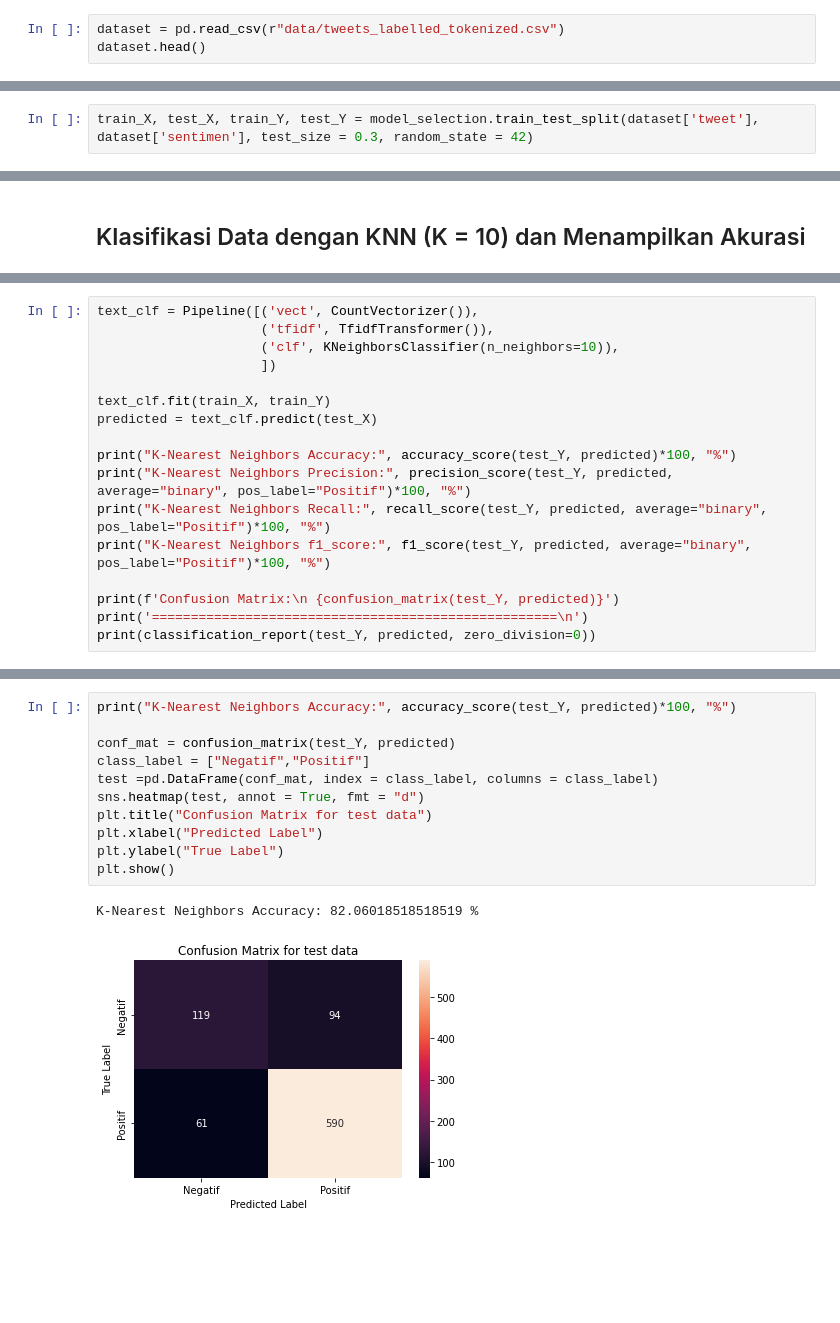
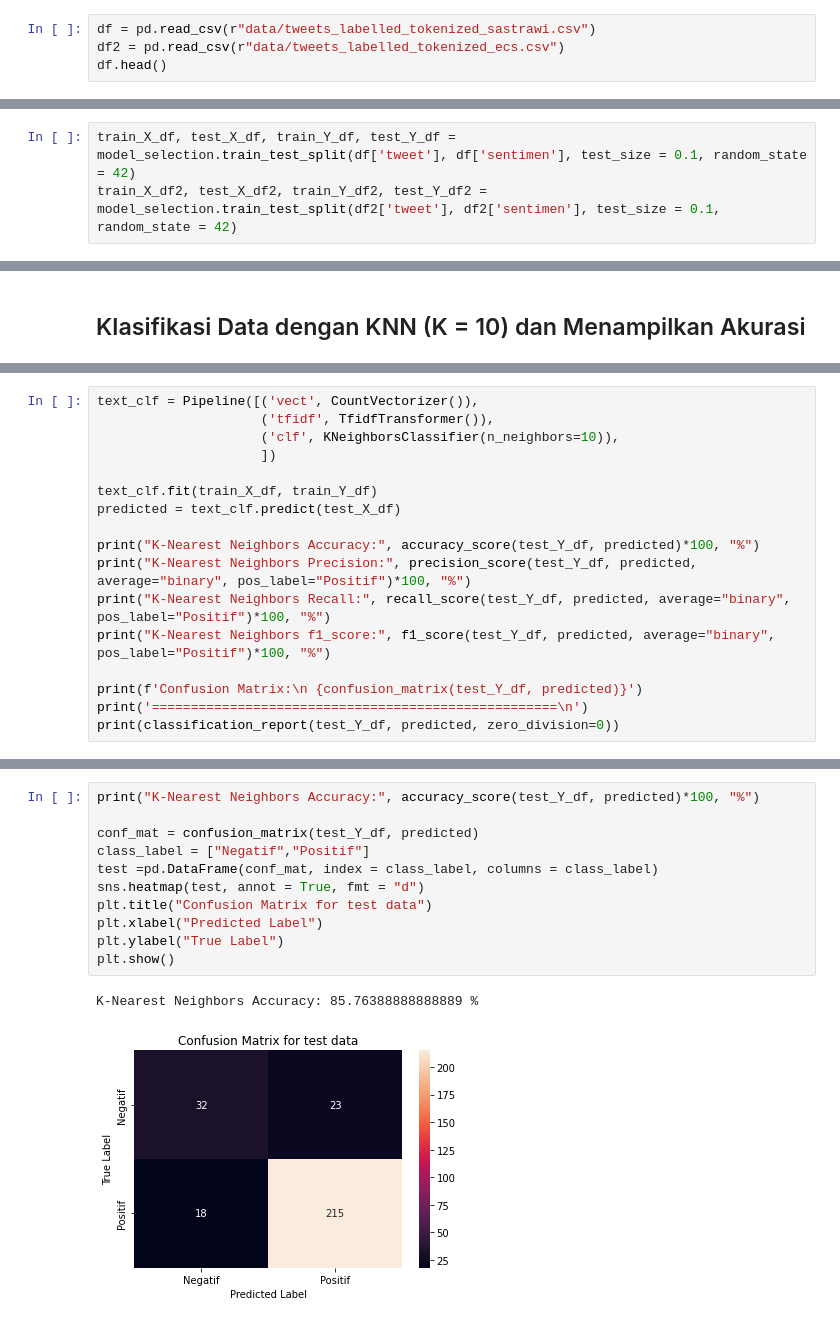
Before and after one commit to ANZ007/Twitter-Data-Analisis, a Jupyter notebook: KNN-Analisis.ipynb, the cells around one changed output, grey strips where cells are left out. Saved outputs shown, nothing was run; the diff lists cells and outputs as text; blank space fills up the shorter version.

```diff
--- a/KNN-Analisis.ipynb
+++ b/KNN-Analisis.ipynb
@@ -18,8 +18,9 @@ from sklearn.metrics import confusion_matrix
 import seaborn as sns
 import matplotlib.pyplot as plt
 # %%
-dataset = pd.read_csv(r"data/tweets_labelled_tokenized.csv")
-dataset.head()
+df = pd.read_csv(r"data/tweets_labelled_tokenized_sastrawi.csv")
+df2 = pd.read_csv(r"data/tweets_labelled_tokenized_ecs.csv")
+df.head()
 # %% [output]
 |  | tweet | polaritas | sentimen |
 | 0 | ['jbharga', 'ayam', 'rm', 'tgk', ... | -2 | Negatif |
@@ -30,6 +40,7 @@ dataset.head()
 # %% [markdown]
 ## Split Data (Test & Train)
 # %%
-train_X, test_X, train_Y, test_Y = model_selection.train_test_split(dataset['tweet'], dataset['sentimen'], test_size = 0.3, random_state = 42)
+train_X_df, test_X_df, train_Y_df, test_Y_df = model_selection.train_test_split(df['tweet'], df['sentimen'], test_size = 0.1, random_state = 42)
+train_X_df2, test_X_df2, train_Y_df2, test_Y_df2 = model_selection.train_test_split(df2['tweet'], df2['sentimen'], test_size = 0.1, random_state = 42)
 # %%
 data_train = pd.DataFrame()
@@ -47,15 +68,15 @@ text_clf = Pipeline([('vect', CountVectorizer()),
                      ('clf', KNeighborsClassifier(n_neighbors=10)),
                      ])
 
-text_clf.fit(train_X, train_Y)
-predicted = text_clf.predict(test_X)
+text_clf.fit(train_X_df, train_Y_df)
+predicted = text_clf.predict(test_X_df)
 
-print("K-Nearest Neighbors Accuracy:", accuracy_score(test_Y, predicted)*100, "%")
-print("K-Nearest Neighbors Precision:", precision_score(test_Y, predicted, average="binary", pos_label="Positif")*100, "%")
-print("K-Nearest Neighbors Recall:", recall_score(test_Y, predicted, average="binary", pos_label="Positif")*100, "%")
-print("K-Nearest Neighbors f1_score:", f1_score(test_Y, predicted, average="binary", pos_label="Positif")*100, "%")
+print("K-Nearest Neighbors Accuracy:", accuracy_score(test_Y_df, predicted)*100, "%")
+print("K-Nearest Neighbors Precision:", precision_score(test_Y_df, predicted, average="binary", pos_label="Positif")*100, "%")
+print("K-Nearest Neighbors Recall:", recall_score(test_Y_df, predicted, average="binary", pos_label="Positif")*100, "%")
+print("K-Nearest Neighbors f1_score:", f1_score(test_Y_df, predicted, average="binary", pos_label="Positif")*100, "%")
 
-print(f'Confusion Matrix:\n {confusion_matrix(test_Y, predicted)}')
+print(f'Confusion Matrix:\n {confusion_matrix(test_Y_df, predicted)}')
 print('====================================================\n')
-print(classification_report(test_Y, predicted, zero_division=0))
+print(classification_report(test_Y_df, predicted, zero_division=0))
 # %% [output]
@@ -79,14 +100,14 @@ weighted avg       0.81      0.82      0.82       864
 # %%
-print("K-Nearest Neighbors Accuracy:", accuracy_score(test_Y, predicted)*100, "%")
+print("K-Nearest Neighbors Accuracy:", accuracy_score(test_Y_df, predicted)*100, "%")
 
-conf_mat = confusion_matrix(test_Y, predicted)
+conf_mat = confusion_matrix(test_Y_df, predicted)
 class_label = ["Negatif","Positif"]
 test =pd.DataFrame(conf_mat, index = class_label, columns = class_label)
 sns.heatmap(test, annot = True, fmt = "d")
 plt.title("Confusion Matrix for test data")
 plt.xlabel("Predicted Label")
 plt.ylabel("True Label")
 plt.show()
 # %% [output]
-K-Nearest Neighbors Accuracy: 82.06018518518519 %
+K-Nearest Neighbors Accuracy: 85.76388888888889 %
-[figure, old version]
+[figure, new version]
```
Also changed, not shown: parts of 8 cells of this notebook, 5 other files.
